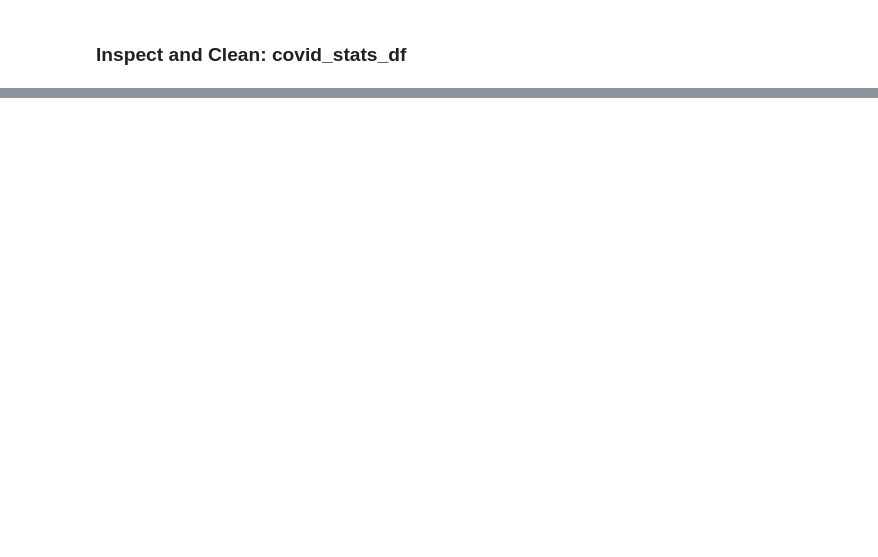
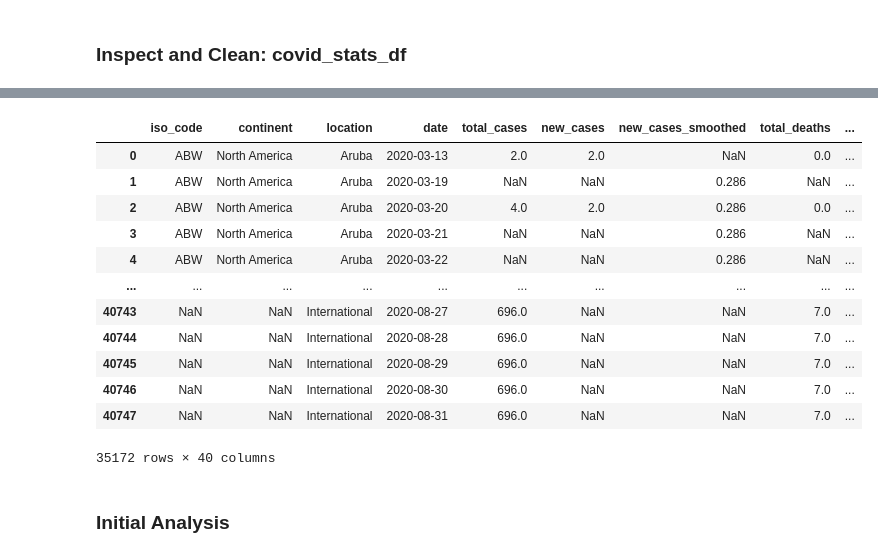
Before and after one commit to pmmfs/capstone-project, a Jupyter notebook: government_regulation_impact_initial_analysis.ipynb, the cells around one changed output, grey strips where cells are left out. Drawn from its saved outputs; the diff is of its cells as text; code cells hidden in the pictures; blank space fills up the shorter version.

```diff
--- a/government_regulation_impact_initial_analysis.ipynb
+++ b/government_regulation_impact_initial_analysis.ipynb
@@ -260,0 +152,55 @@ covid_stats_df
+# %%
+# Drop rows based on countries not included in "government_regulation_df"
+index_drop_codes = covid_stats_df[(covid_stats_df['iso_code'] == 'ARM') |
+                                  (covid_stats_df['iso_code'] == 'ATG') |
+                                  (covid_stats_df['iso_code'] == 'BES') |
+                                  (covid_stats_df['iso_code'] == 'BHS') |
+                                  (covid_stats_df['iso_code'] == 'COM') |
+                                  (covid_stats_df['iso_code'] == 'CUW') |
+                                  (covid_stats_df['iso_code'] == 'ESH') |
+                                  (covid_stats_df['iso_code'] == 'FRO') |
+                                  (covid_stats_df['iso_code'] == 'GGY') |
+                                  (covid_stats_df['iso_code'] == 'GNB') |
+                                  (covid_stats_df['iso_code'] == 'GNQ') |
+                                  (covid_stats_df['iso_code'] == 'GRD') |
+                                  (covid_stats_df['iso_code'] == 'IMN') |
+                                  (covid_stats_df['iso_code'] == 'JEY') |
+                                  (covid_stats_df['iso_code'] == 'KNA') |
+                                  (covid_stats_df['iso_code'] == 'LCA') |
+                                  (covid_stats_df['iso_code'] == 'LIE') |
+                                  (covid_stats_df['iso_code'] == 'MCO') |
+                                  (covid_stats_df['iso_code'] == 'MDV') |
+                                  (covid_stats_df['iso_code'] == 'MKD') |
+                                  (covid_stats_df['iso_code'] == 'MLT') |
+                                  (covid_stats_df['iso_code'] == 'MNE') |
+                                  (covid_stats_df['iso_code'] == 'MNP') |
+                                  (covid_stats_df['iso_code'] == 'NCL') |
+                                  (covid_stats_df['iso_code'] == 'OWID_KOS') |
+                                  (covid_stats_df['iso_code'] == 'OWID_WRL') |
+                                  (covid_stats_df['iso_code'] == 'PYF') |
+                                  (covid_stats_df['iso_code'] == 'STP') |
+                                  (covid_stats_df['iso_code'] == 'SXM') |
+                                  (covid_stats_df['iso_code'] == 'VAT') |
+                                  (covid_stats_df['iso_code'] == 'VCT') |
+                                  (covid_stats_df['iso_code'] == 'VIR')
+                                 ].index
+
+covid_stats_df.drop(index_drop_codes, inplace=True)
+
+covid_stats_df
+# %% [output]
+|  | iso_code | continent | location | date | total_cases | new_cases | new_cases_smoothed | total_deaths | ... |
+| 0 | ABW | North America | Aruba | 2020-03-13 | 2.0 | 2.0 | NaN | 0.0 | ... |
+| 1 | ABW | North America | Aruba | 2020-03-19 | NaN | NaN | 0.286 | NaN | ... |
+| 2 | ABW | North America | Aruba | 2020-03-20 | 4.0 | 2.0 | 0.286 | 0.0 | ... |
+| 3 | ABW | North America | Aruba | 2020-03-21 | NaN | NaN | 0.286 | NaN | ... |
+| 4 | ABW | North America | Aruba | 2020-03-22 | NaN | NaN | 0.286 | NaN | ... |
+| ... | ... | ... | ... | ... | ... | ... | ... | ... | ... |
+| 40743 | NaN | NaN | International | 2020-08-27 | 696.0 | NaN | NaN | 7.0 | ... |
+| 40744 | NaN | NaN | International | 2020-08-28 | 696.0 | NaN | NaN | 7.0 | ... |
+| 40745 | NaN | NaN | International | 2020-08-29 | 696.0 | NaN | NaN | 7.0 | ... |
+| 40746 | NaN | NaN | International | 2020-08-30 | 696.0 | NaN | NaN | 7.0 | ... |
+| 40747 | NaN | NaN | International | 2020-08-31 | 696.0 | NaN | NaN | 7.0 | ... |
+35172 rows × 40 columns
+# %% [markdown]
+### Initial Analysis
```
Also changed, not shown: parts of 12 cells of this notebook, 2 other files.
